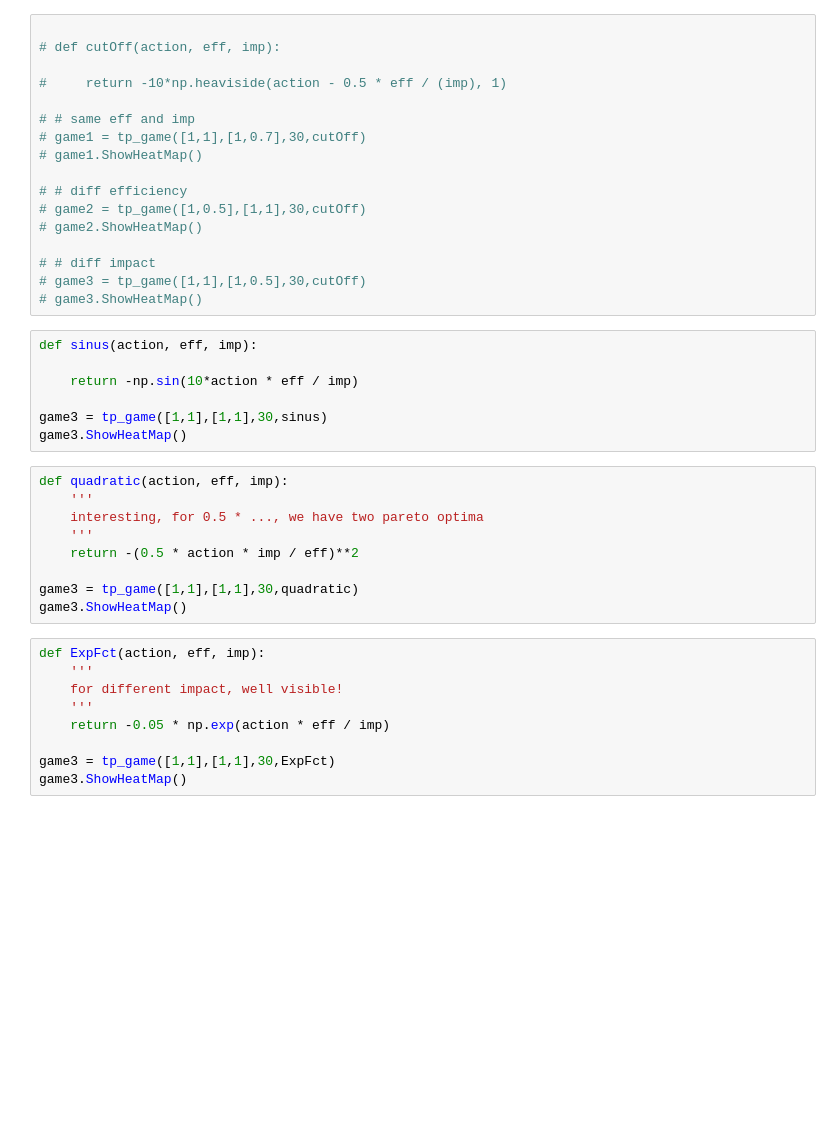
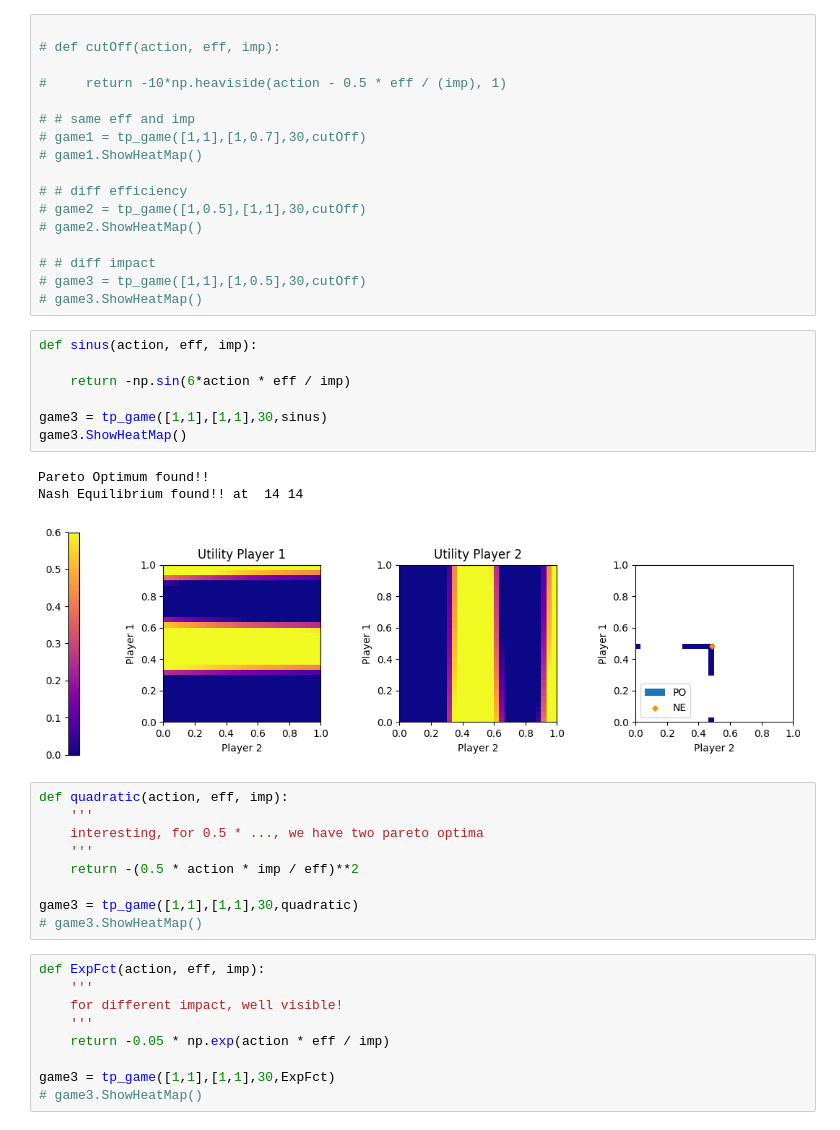
Before and after one commit to jurekhackerman123/GameTheory, a Jupyter notebook: notebook.ipynb, the cells around one changed output. Cells and saved outputs as stored; diff of their text form; blank space fills up the shorter version.

```diff
--- a/notebook.ipynb
+++ b/notebook.ipynb
@@ -54,10 +62,14 @@ game.ShowHeatMap()
 # %%
 def sinus(action, eff, imp):
 
-    return -np.sin(10*action * eff / imp)
+    return -np.sin(6*action * eff / imp)
 
 game3 = tp_game([1,1],[1,1],30,sinus)
 game3.ShowHeatMap()
+# %% [output]
+Pareto Optimum found!!
+Nash Equilibrium found!! at  14 14
+[figure, added]
 # %%
 def quadratic(action, eff, imp):
     '''
@@ -66,7 +78,7 @@ def quadratic(action, eff, imp):
     return -(0.5 * action * imp / eff)**2
 
 game3 = tp_game([1,1],[1,1],30,quadratic)
-game3.ShowHeatMap()
+# game3.ShowHeatMap()
 # %%
 def ExpFct(action, eff, imp):
     '''
@@ -75,4 +87,4 @@ def ExpFct(action, eff, imp):
     return -0.05 * np.exp(action * eff / imp)
 
 game3 = tp_game([1,1],[1,1],30,ExpFct)
-game3.ShowHeatMap()
+# game3.ShowHeatMap()
```
Also changed, not shown: parts of 2 cells of this notebook.
